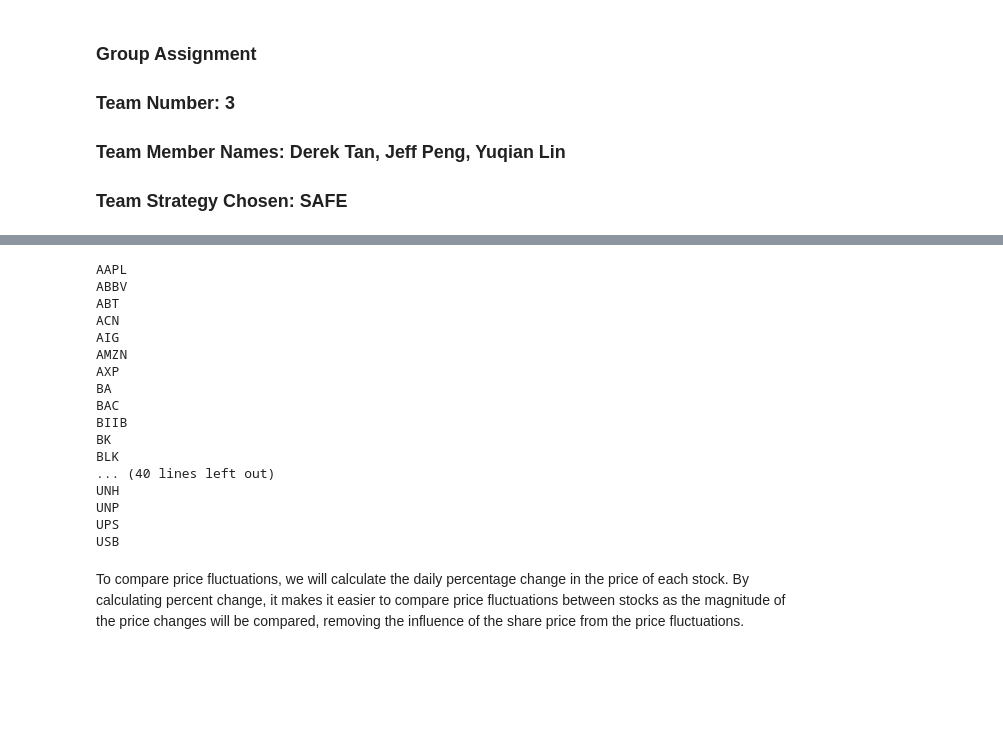
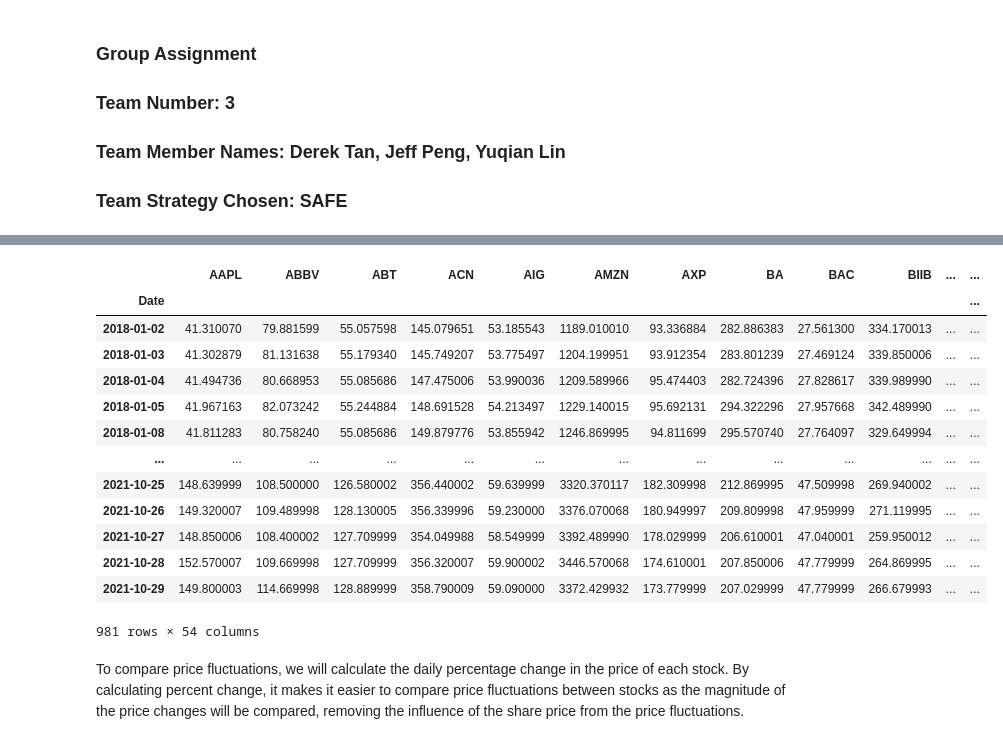
Before and after one commit to realDerekTan/cfm-101-group-assignment, a Jupyter notebook: Team_XX_Assignment.ipynb, the cells around one changed output, grey strips where cells are left out. Saved outputs shown, nothing was run; the diff lists cells and outputs as text; code cells hidden in the pictures; blank space fills up the shorter version.

```diff
--- a/Team_XX_Assignment.ipynb
+++ b/Team_XX_Assignment.ipynb
@@ -148,27 +119,32 @@ no_nan = closing_data[no_nan_tickers]
 
 # Filter based on currency
 
+valid_tickers = []
+
 for i in range(len(no_nan_tickers)):
-    ticker = no_nan_tickers[i]
-    print(ticker)
+    info = yf.Ticker(no_nan_tickers[i]).info
+    div = info.get('currency')
+    if div == "USD":
+        valid_tickers.append(no_nan_tickers[i])
-# %% [output]
-AAPL
-ABBV
-ABT
-ACN
-AIG
-AMZN
-AXP
-BA
-BAC
-BIIB
-BK
-BLK
-... (40 lines left out)
-UNH
-UNP
-UPS
-USB
+# %%
+closing_prices = closing_data[valid_tickers]
+
+closing_prices
+# %% [output]
+|  | AAPL | ABBV | ABT | ACN | AIG | AMZN | AXP | BA | BAC | BIIB | ... | ... |
+| Date |  |  |  |  |  |  |  |  |  |  |  | ... |
+| 2018-01-02 | 41.310070 | 79.881599 | 55.057598 | 145.079651 | 53.185543 | 1189.010010 | 93.336884 | 282.886383 | 27.561300 | 334.170013 | ... | ... |
+| 2018-01-03 | 41.302879 | 81.131638 | 55.179340 | 145.749207 | 53.775497 | 1204.199951 | 93.912354 | 283.801239 | 27.469124 | 339.850006 | ... | ... |
+| 2018-01-04 | 41.494736 | 80.668953 | 55.085686 | 147.475006 | 53.990036 | 1209.589966 | 95.474403 | 282.724396 | 27.828617 | 339.989990 | ... | ... |
+| 2018-01-05 | 41.967163 | 82.073242 | 55.244884 | 148.691528 | 54.213497 | 1229.140015 | 95.692131 | 294.322296 | 27.957668 | 342.489990 | ... | ... |
+| 2018-01-08 | 41.811283 | 80.758240 | 55.085686 | 149.879776 | 53.855942 | 1246.869995 | 94.811699 | 295.570740 | 27.764097 | 329.649994 | ... | ... |
+| ... | ... | ... | ... | ... | ... | ... | ... | ... | ... | ... | ... | ... |
+| 2021-10-25 | 148.639999 | 108.500000 | 126.580002 | 356.440002 | 59.639999 | 3320.370117 | 182.309998 | 212.869995 | 47.509998 | 269.940002 | ... | ... |
+| 2021-10-26 | 149.320007 | 109.489998 | 128.130005 | 356.339996 | 59.230000 | 3376.070068 | 180.949997 | 209.809998 | 47.959999 | 271.119995 | ... | ... |
+| 2021-10-27 | 148.850006 | 108.400002 | 127.709999 | 354.049988 | 58.549999 | 3392.489990 | 178.029999 | 206.610001 | 47.040001 | 259.950012 | ... | ... |
+| 2021-10-28 | 152.570007 | 109.669998 | 127.709999 | 356.320007 | 59.900002 | 3446.570068 | 174.610001 | 207.850006 | 47.779999 | 264.869995 | ... | ... |
+| 2021-10-29 | 149.800003 | 114.669998 | 128.889999 | 358.790009 | 59.090000 | 3372.429932 | 173.779999 | 207.029999 | 47.779999 | 266.679993 | ... | ... |
+981 rows × 54 columns
 # %% [markdown]
 To compare price fluctuations, we will calculate the daily percentage change in the price of each stock. By calculating percent change, it makes it easier to compare price fluctuations between stocks as the magnitude of the price changes will be compared, removing the influence of the share price from the price fluctuations.
 # %%
```
Also changed, not shown: parts of 15 cells of this notebook.
